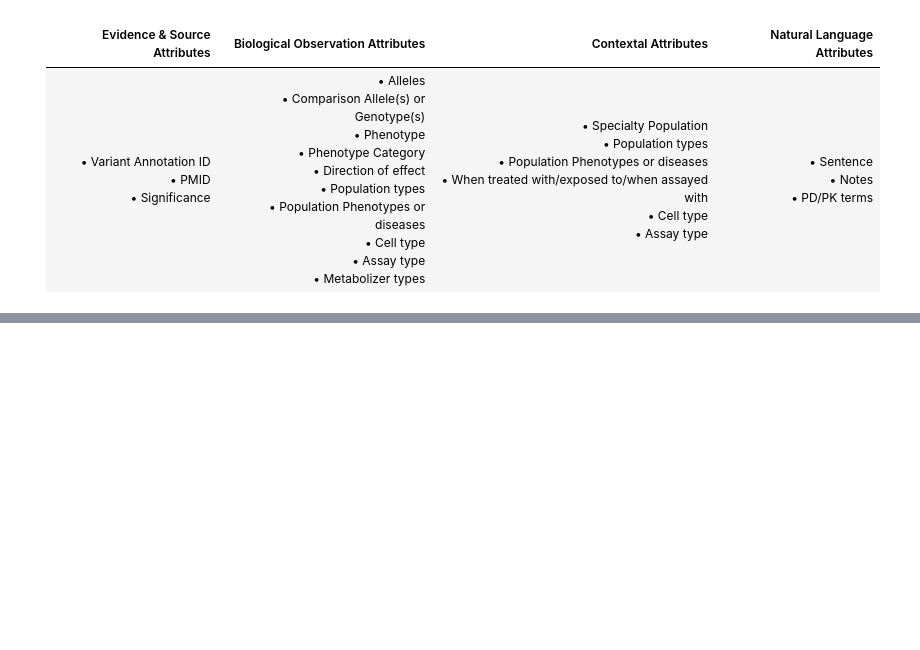
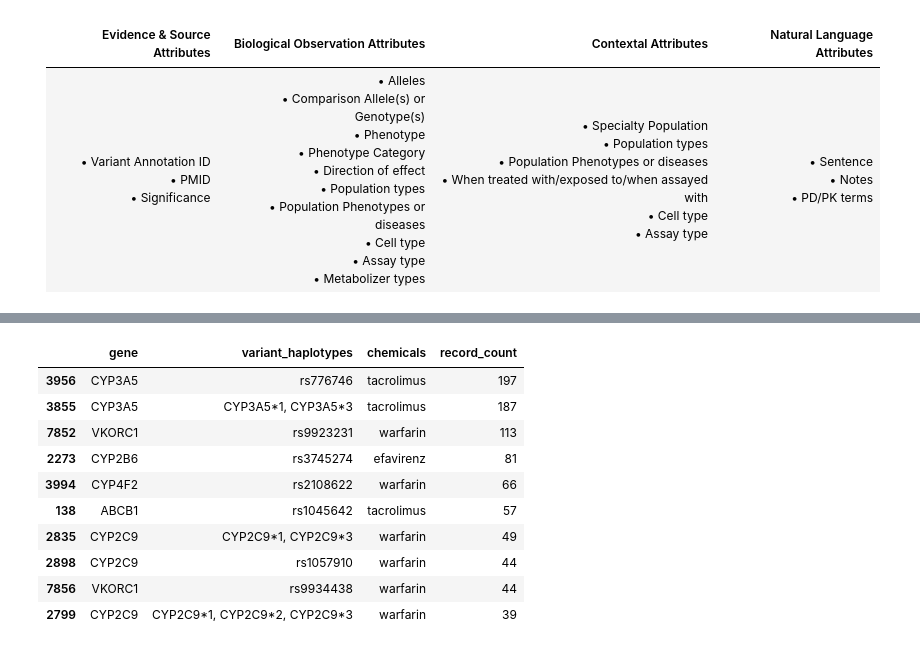
Before and after one commit to Sofia7334/pharmacogenomics-machine-learning, a Jupyter notebook: notebooks/02_data_preparation.ipynb, the cells around one changed output, grey strips where cells are left out. Cells and saved outputs as stored; diff of their text form; code cells hidden in the pictures; blank space fills up the shorter version.

```diff
--- a/notebooks/02_data_preparation.ipynb
+++ b/notebooks/02_data_preparation.ipynb
@@ -1325,0 +1432,21 @@ drug_variation = profile_attribute_variation(
+# %%
+relationship_counts = (
+    drug
+    .groupby(relationship_columns, dropna=False)
+    .size()
+    .reset_index(name="record_count")
+    .sort_values("record_count", ascending=False)
+)
+relationship_counts.head(10)
+# %% [output]
+|  | gene | variant_haplotypes | chemicals | record_count |
+| 3956 | CYP3A5 | rs776746 | tacrolimus | 197 |
+| 3855 | CYP3A5 | CYP3A5*1, CYP3A5*3 | tacrolimus | 187 |
+| 7852 | VKORC1 | rs9923231 | warfarin | 113 |
+| 2273 | CYP2B6 | rs3745274 | efavirenz | 81 |
+| 3994 | CYP4F2 | rs2108622 | warfarin | 66 |
+| 138 | ABCB1 | rs1045642 | tacrolimus | 57 |
+| 2835 | CYP2C9 | CYP2C9*1, CYP2C9*3 | warfarin | 49 |
+| 2898 | CYP2C9 | rs1057910 | warfarin | 44 |
+| 7856 | VKORC1 | rs9934438 | warfarin | 44 |
+| 2799 | CYP2C9 | CYP2C9*1, CYP2C9*2, CYP2C9*3 | warfarin | 39 |
```
Also changed, not shown: parts of 20 cells of this notebook.
